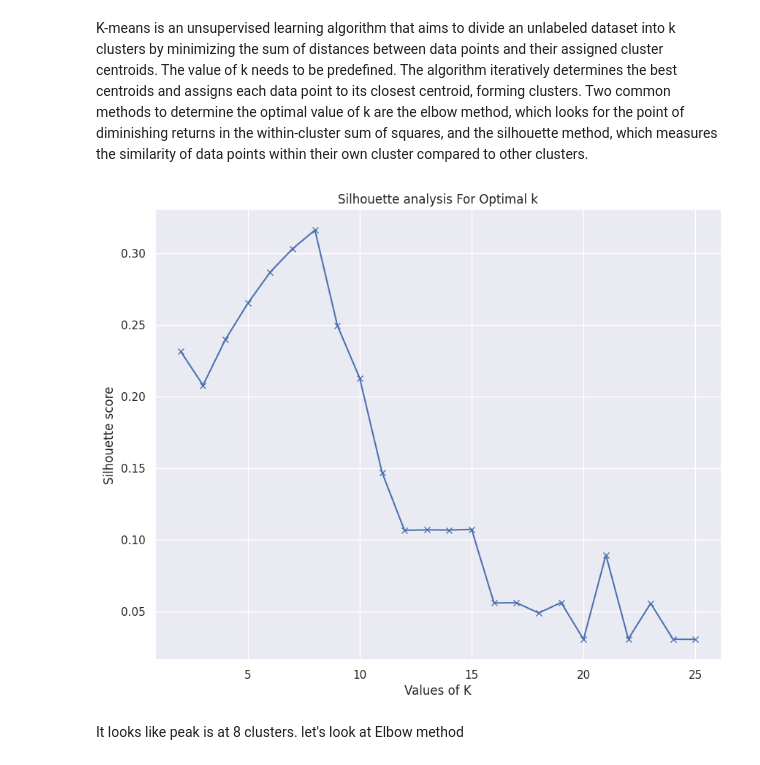
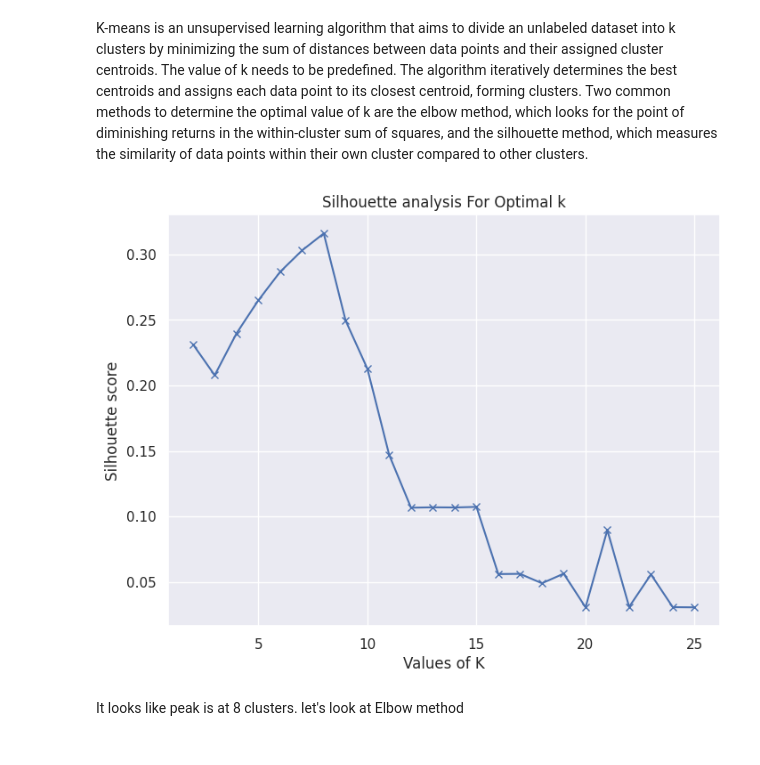
Before and after one commit to subhashsomarouthu/Netflix-Movies-and-TV-Shows-Clustering, a Jupyter notebook: Netflix_Movies_and_TV_Shows_Clustering.ipynb, the cells around one changed output. Cells and saved outputs as stored; diff of their text form; code cells hidden in the pictures.

```diff
--- a/Netflix_Movies_and_TV_Shows_Clustering.ipynb
+++ b/Netflix_Movies_and_TV_Shows_Clustering.ipynb
@@ -1821,14 +1822,14 @@ for num_clusters in clusters:
  Sum_of_squared_distances.append(kmeans.inertia_);
 # %%
  # silhouette score
-plt.figure(figsize=(10,8))
+plt.figure(figsize=(8,6))
 plt.plot(clusters,silhouette_avg,'bx-')
 plt.xlabel('Values of K')
 plt.ylabel('Silhouette score')
 plt.title('Silhouette analysis For Optimal k')
 plt.show()
 # %% [output]
-[figure, old version]
+[figure, new version]
 # %% [markdown]
 It looks like peak is at 8 clusters. let's look at Elbow method
 # %%
```
Also changed, not shown: parts of 10 cells of this notebook.
